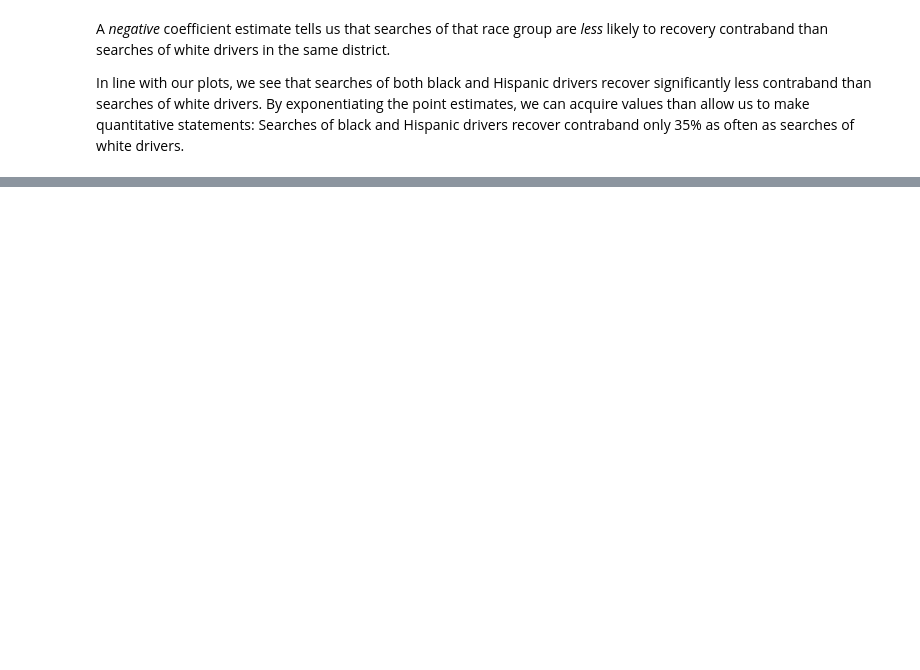
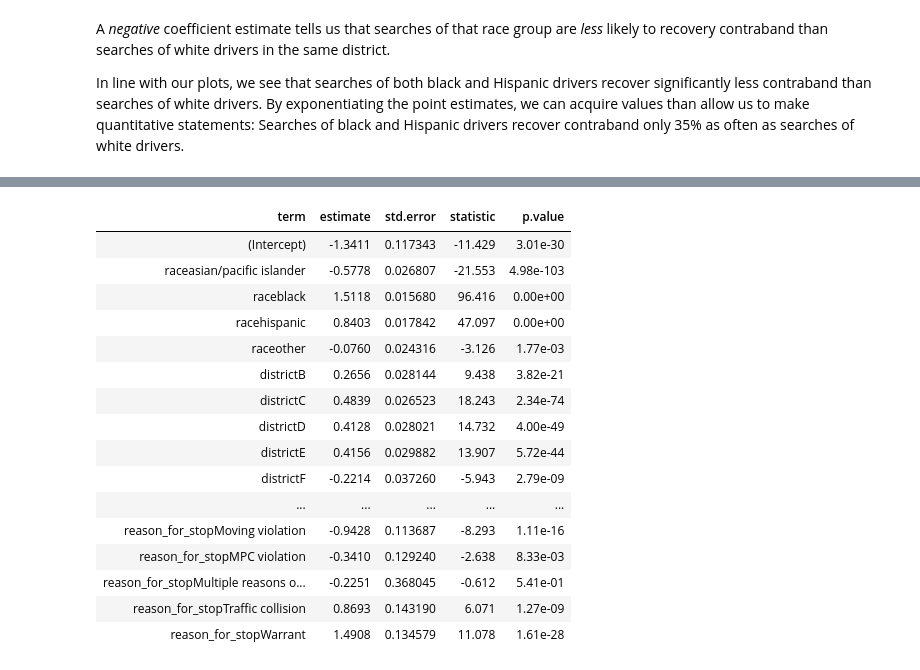
Before and after one commit to stanford-policylab/iriss-workshop, a Jupyter notebook: R/4-policing-answers.ipynb, the cells around one changed output, grey strips where cells are left out. Cells and saved outputs as stored; diff of their text form; code cells hidden in the pictures; blank space fills up the shorter version.

```diff
--- a/R/4-policing-answers.ipynb
+++ b/R/4-policing-answers.ipynb
@@ -1187,0 +1199,35 @@ In line with our plots, we see that searches of both black and Hispanic drivers
+# %%
+# EXERCISE 14.1: YOUR CODE HERE
+# START
+stops_and_searches <- stops_w_yr %>%
+    mutate(
+        race = relevel(factor(race), ref = 'white'),
+        district = factor(district),
+        gender = factor(gender),
+        reason_for_stop = factor(reason_for_stop)
+    )
+search_mod <- glm(
+    searched ~ race + district + gender + age + reason_for_stop,
+    data = stops_and_searches,
+    family = 'binomial'
+)
+tidy(search_mod)
+# END
+# %% [output]
+| term | estimate | std.error | statistic | p.value |
+| (Intercept) | -1.3411 | 0.117343 | -11.429 | 3.01e-30 |
+| raceasian/pacific islander | -0.5778 | 0.026807 | -21.553 | 4.98e-103 |
+| raceblack | 1.5118 | 0.015680 | 96.416 | 0.00e+00 |
+| racehispanic | 0.8403 | 0.017842 | 47.097 | 0.00e+00 |
+| raceother | -0.0760 | 0.024316 | -3.126 | 1.77e-03 |
+| districtB | 0.2656 | 0.028144 | 9.438 | 3.82e-21 |
+| districtC | 0.4839 | 0.026523 | 18.243 | 2.34e-74 |
+| districtD | 0.4128 | 0.028021 | 14.732 | 4.00e-49 |
+| districtE | 0.4156 | 0.029882 | 13.907 | 5.72e-44 |
+| districtF | -0.2214 | 0.037260 | -5.943 | 2.79e-09 |
+| ... | ... | ... | ... | ... |
+| reason_for_stopMoving violation | -0.9428 | 0.113687 | -8.293 | 1.11e-16 |
+| reason_for_stopMPC violation | -0.3410 | 0.129240 | -2.638 | 8.33e-03 |
+| reason_for_stopMultiple reasons o... | -0.2251 | 0.368045 | -0.612 | 5.41e-01 |
+| reason_for_stopTraffic collision | 0.8693 | 0.143190 | 6.071 | 1.27e-09 |
+| reason_for_stopWarrant | 1.4908 | 0.134579 | 11.078 | 1.61e-28 |
```
Also changed, not shown: parts of 12 cells of this notebook, 1 other file.
